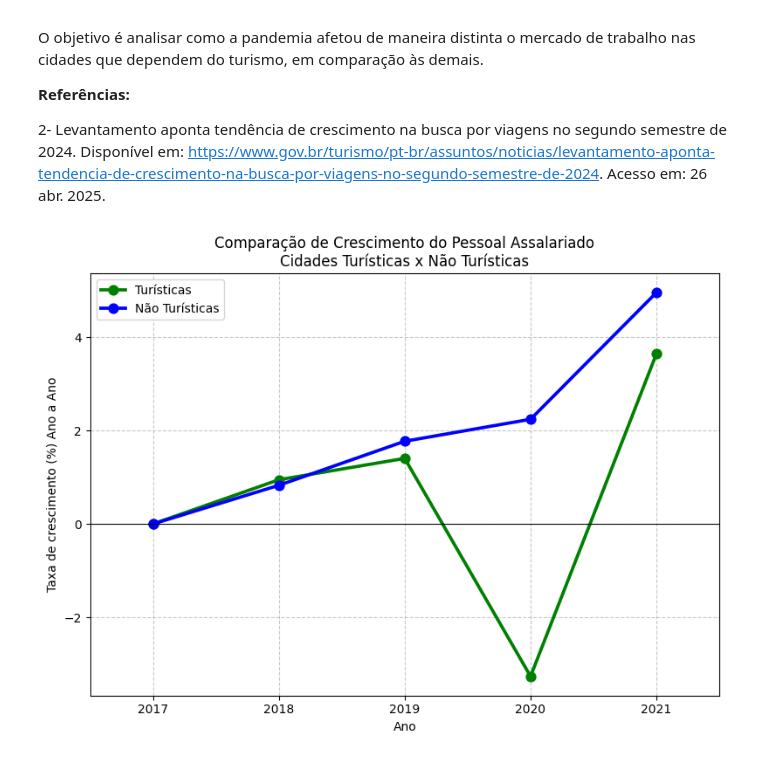
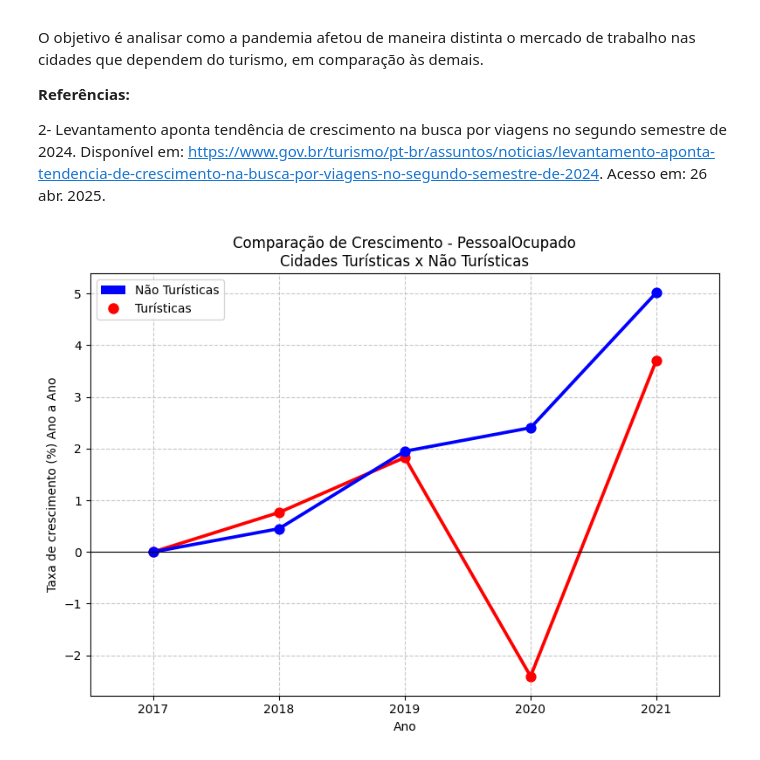
Before and after one commit to amandacmelo/Projeto-Ciencia-de-Dados, a Jupyter notebook: Análise Exploratória dos Dados/Análise_exploratória_dos_dados_Atividade_agrícola_e_Impacto_do_Covid_19.ipynb, the cells around one changed output. Cells and saved outputs as stored; diff of their text form; code cells hidden in the pictures.

```diff
--- a/Análise Exploratória dos Dados/Análise_exploratória_dos_dados_Atividade_agrícola_e_Impacto_do_Covid_19.ipynb
+++ b/Análise Exploratória dos Dados/Análise_exploratória_dos_dados_Atividade_agrícola_e_Impacto_do_Covid_19.ipynb
@@ -300,65 +155,57 @@ O objetivo é analisar como a pandemia afetou de maneira distinta o mercado de t
 # %%
 import pandas as pd
 import matplotlib.pyplot as plt
+import seaborn as sns
+from matplotlib.patches import Patch
+from matplotlib.lines import Line2D
 
 cidades_turisticas = [
     "Rio de Janeiro", "Maceió", "São Paulo", "Porto de Galinhas",
     "Porto Seguro", "Gramado", "Natal", "Fortaleza",
     "Campos do Jordão", "Salvador", "Maragogi", "Foz do Iguaçu",
     "João Pessoa", "Recife", "Caldas Novas", "Florianópolis", "Olímpia",
     "Balneário Camboriú", "Ilhéus", "Curitiba"
 ]
 
-dados = dados[ (dados["Ano"] == 2017) | (dados["Ano"] == 2018) | (dados["Ano"] == 2019) | (dados["Ano"] == 2020) | (dados["Ano"] == 2021)]
+dados = dados[dados["Ano"].isin([2017, 2018, 2019, 2020, 2021])]
 
-dados_turisticos = dados[dados["Municipio"].isin(cidades_turisticas)]
-dados_normais = dados[~dados["Municipio"].isin(cidades_turisticas)]
+for tipo in ["PessoalOcupado", "PessoalAssalariado"]:
+    dados_turisticos = dados[dados["Municipio"].isin(cidades_turisticas)]
+    dados_normais = dados[~dados["Municipio"].isin(cidades_turisticas)]
 
-#turísticos
-dados_turisticos = dados_turisticos.groupby("Ano")["PessoalAssalariado"].sum().reset_index()
+    dados_turisticos = dados_turisticos.groupby("Ano")[tipo].sum().reset_index()
+    dados_normais = dados_normais.groupby("Ano")[tipo].sum().reset_index()
 
-#não Turísticos
-dados_normais = dados_normais.groupby("Ano")["PessoalAssalariado"].sum().reset_index()
+    valores_turisticos = list(dados_turisticos[tipo])
+    diferencas_turisticos = [0]
+    for i in range(1, len(valores_turisticos)):
+        x = (((valores_turisticos[i] - valores_turisticos[i - 1]) / valores_turisticos[i - 1]) * 100)
+        diferencas_turisticos.append(x)
+    dados_turisticos["DiferencaAnoAnterior"] = diferencas_turisticos
 
-valores_turisticos = list(dados_turisticos["PessoalAssalariado"])
-diferencas_turisticos = [0]
+    valores_normais = list(dados_normais[tipo])
+    diferencas_normais = [0]
+    for i in range(1, len(valores_normais)):
+        x = (((valores_normais[i] - valores_normais[i - 1]) / valores_normais[i - 1]) * 100)
+        diferencas_normais.append(x)
+    dados_normais["DiferencaAnoAnterior"] = diferencas_normais
 
-for i in range(1, len(valores_turisticos)):
-    x = (((valores_turisticos[i] - valores_turisticos[i - 1]) / valores_turisticos[i - 1]) * 100)
-    diferencas_turisticos.append(x)
+    fig, ax1 = plt.subplots(figsize=(8, 6))
+    sns.pointplot(data=dados_turisticos, x="Ano", y="DiferencaAnoAnterior", color="red", ax=ax1, label="Turísticas")
+    sns.pointplot(data=dados_normais, x="Ano", y="DiferencaAnoAnterior", color="blue", ax=ax1, label="Não Turísticas")
 
+    ax1.set_ylabel("Taxa de crescimento (%) Ano a Ano")
+    ax1.set_title(f"Comparação de Crescimento - {tipo}\nCidades Turísticas x Não Turísticas")
+    ax1.axhline(0, color="black", linewidth=0.8)
+    ax1.grid(True, linestyle="--", alpha=0.7)
 
-dados_turisticos["DiferencaAnoAnterior"] = diferencas_turisticos
+    legend_elements = [
+        Patch(facecolor='blue', label='Não Turísticas'),
+        Line2D([0], [0], marker='o', color='red', label='Turísticas', linestyle='', markersize=8)
+    ]
+    ax1.legend(handles=legend_elements)
 
-
-valores_normais = list(dados_normais["PessoalAssalariado"])
-diferencas_normais = [0]
-
-for i in range(1, len(valores_normais)):
-    x = (((valores_normais[i] - valores_normais[i - 1]) / valores_normais[i - 1]) * 100)
-    diferencas_normais.append(x)
-
-dados_normais["DiferencaAnoAnterior"] = diferencas_normais
-
-
-
-fig, ax1 = plt.subplots(figsize=(8, 6))
-
-sns.pointplot(data=dados_turisticos, x="Ano", y="DiferencaAnoAnterior", color="green", ax=ax1, label="Turísticas")
-sns.pointplot(data=dados_normais, x="Ano", y="DiferencaAnoAnterior", color="blue", ax=ax1, label="Não Turísticas")
-
-ax1.set_ylabel("Taxa de crescimento (%) Ano a Ano")
-ax1.set_title("Comparação de Crescimento do Pessoal Assalariado\nCidades Turísticas x Não Turísticas")
-ax1.axhline(0, color="black", linewidth=0.8)
-ax1.grid(True, linestyle="--", alpha=0.7)
-legend_elements = [
-    Patch(facecolor='blue', alpha=0.6,),
-    Line2D([0], [0], marker='o', color='green',)
-]
-plt.tight_layout()
-plt.show()
-
-print(dados_turisticos)
-print(dados_normais)
+    plt.tight_layout()
+    plt.show()
 # %% [output]
-[figure, old version]
+[figure, new version]
```
Also changed, not shown: parts of 14 cells of this notebook.
